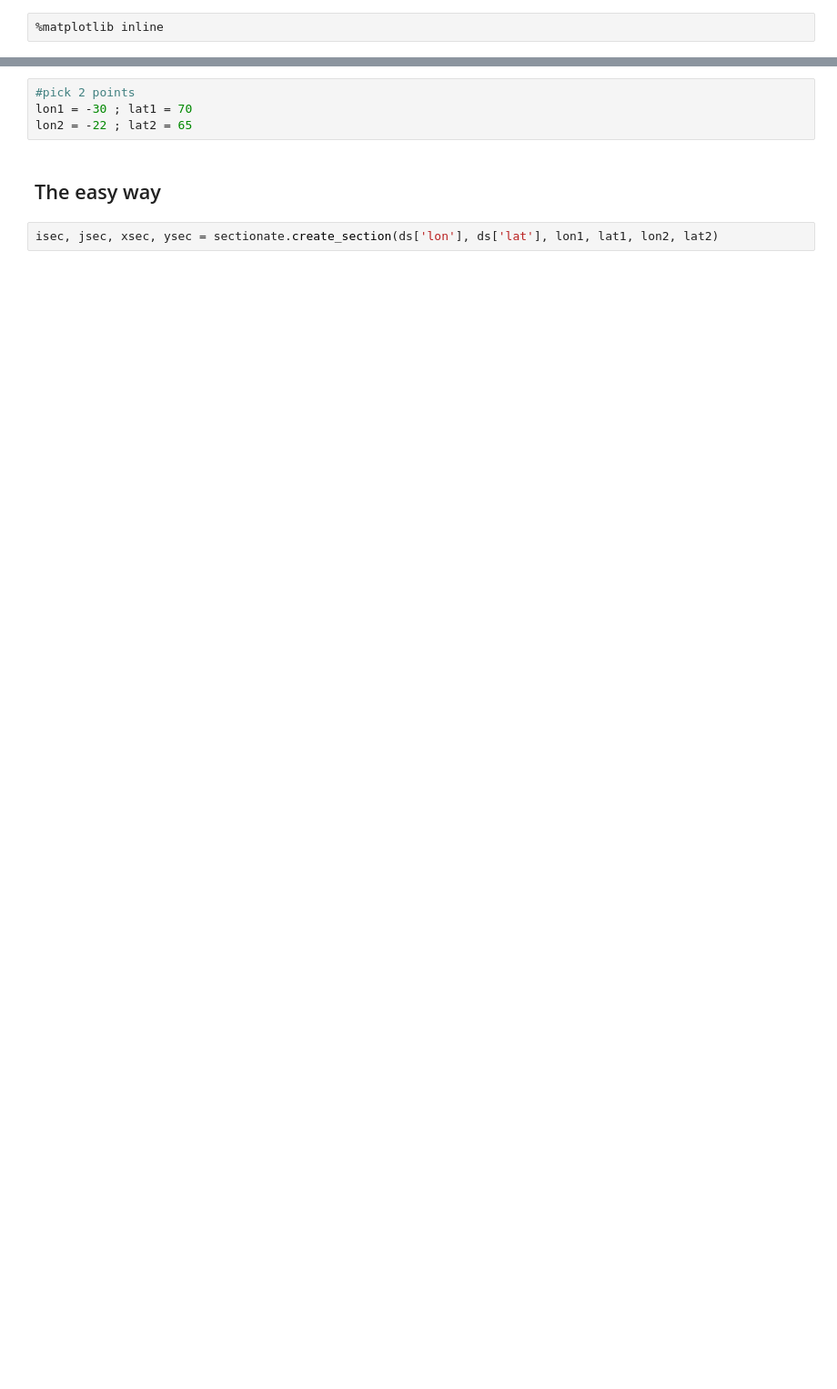
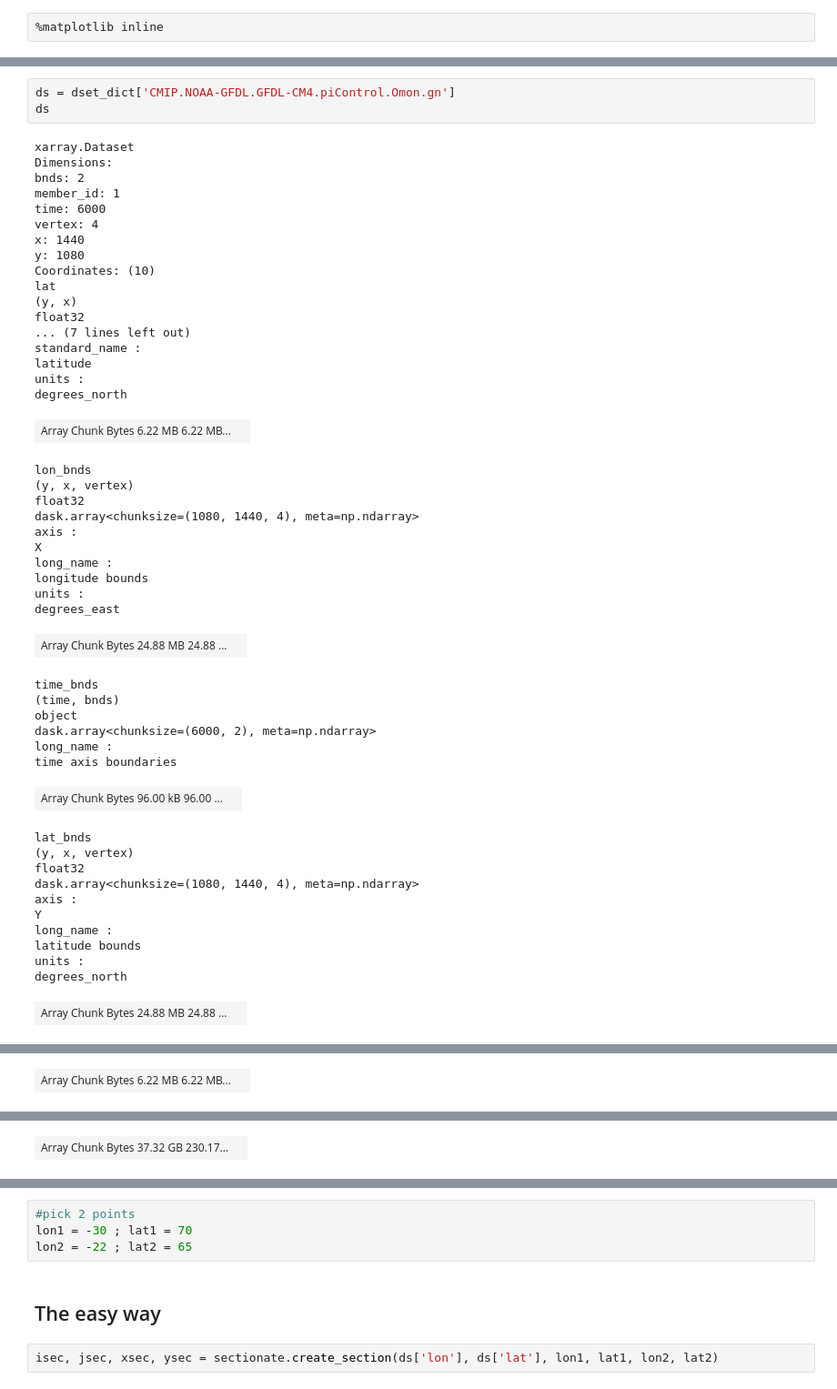
Before and after one commit to disandroa/sectionate, a Jupyter notebook: examples/example_mom6.ipynb, the cells around one changed output, grey strips where cells are left out. Shown: that part at 91% size. Drawn from its saved outputs; the diff is of its cells as text; blank space fills up the shorter version.

```diff
--- a/examples/example_mom6.ipynb
+++ b/examples/example_mom6.ipynb
@@ -9,0 +49,51 @@ ds = xr.open_dataset('/Users/raphael/STORAGE/MOM6/CMIP6/tos_Omon_GFDL-CM4_piCont
+# %%
+ds = dset_dict['CMIP.NOAA-GFDL.GFDL-CM4.piControl.Omon.gn']
+ds
+# %% [output]
+xarray.Dataset
+Dimensions:
+bnds: 2
+member_id: 1
+time: 6000
+vertex: 4
+x: 1440
+y: 1080
+Coordinates: (10)
+lat
+(y, x)
+float32
+... (7 lines left out)
+standard_name :
+latitude
+units :
+degrees_north
+| Array Chunk Bytes 6.22 MB 6.22 MB... |  |
+lon_bnds
+(y, x, vertex)
+float32
+dask.array<chunksize=(1080, 1440, 4), meta=np.ndarray>
+axis :
+X
+long_name :
+longitude bounds
+units :
+degrees_east
+| Array Chunk Bytes 24.88 MB 24.88 ... |  |
+time_bnds
+(time, bnds)
+object
+dask.array<chunksize=(6000, 2), meta=np.ndarray>
+long_name :
+time axis boundaries
+| Array Chunk Bytes 96.00 kB 96.00 ... |  |
+lat_bnds
+(y, x, vertex)
+float32
+dask.array<chunksize=(1080, 1440, 4), meta=np.ndarray>
+axis :
+Y
+long_name :
+latitude bounds
+units :
+degrees_north
+| Array Chunk Bytes 24.88 MB 24.88 ... |  |
@@ -9,0 +114 @@ ds = xr.open_dataset('/Users/raphael/STORAGE/MOM6/CMIP6/tos_Omon_GFDL-CM4_piCont
+| Array Chunk Bytes 6.22 MB 6.22 MB... |  |
@@ -9,0 +132 @@ ds = xr.open_dataset('/Users/raphael/STORAGE/MOM6/CMIP6/tos_Omon_GFDL-CM4_piCont
+| Array Chunk Bytes 37.32 GB 230.17... |  |
```
Also changed, not shown: parts of 9 cells of this notebook, 3 other files.
